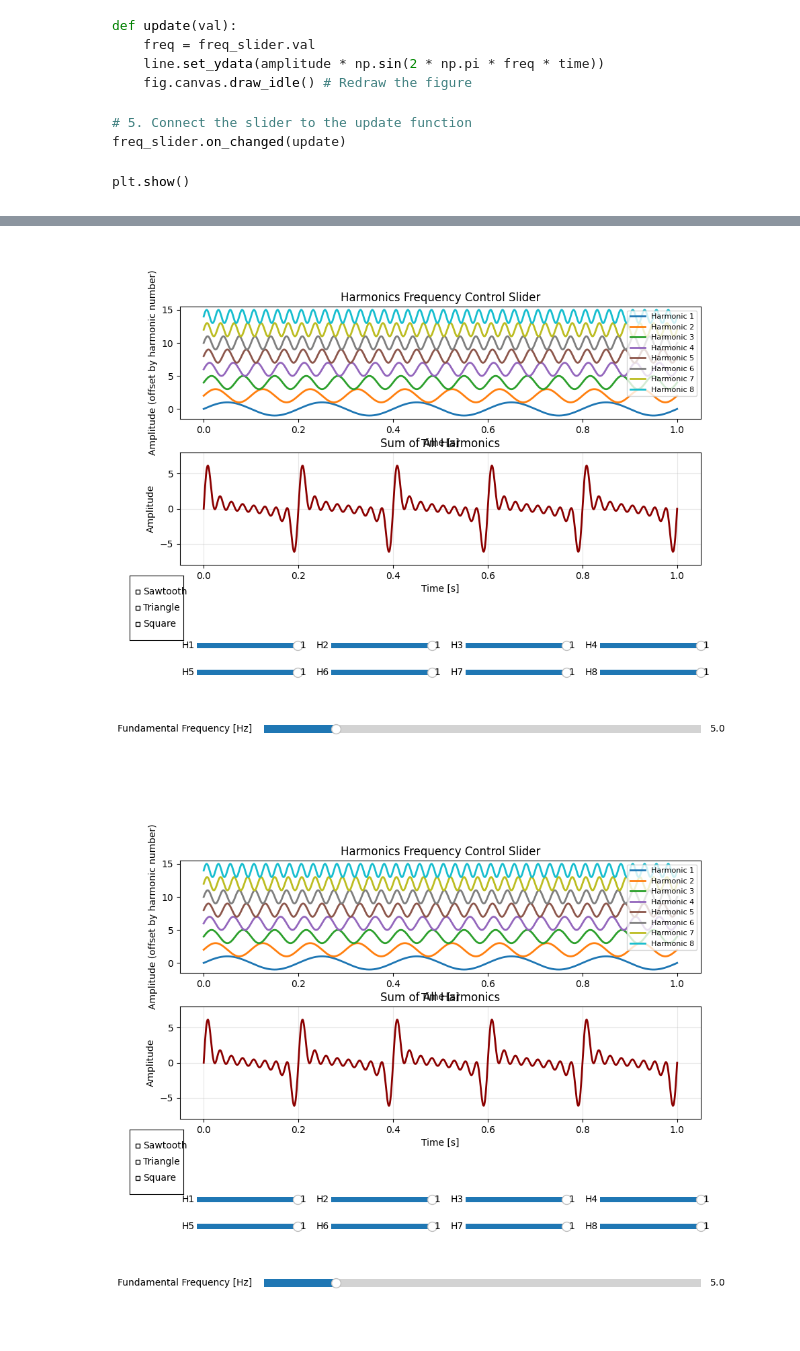
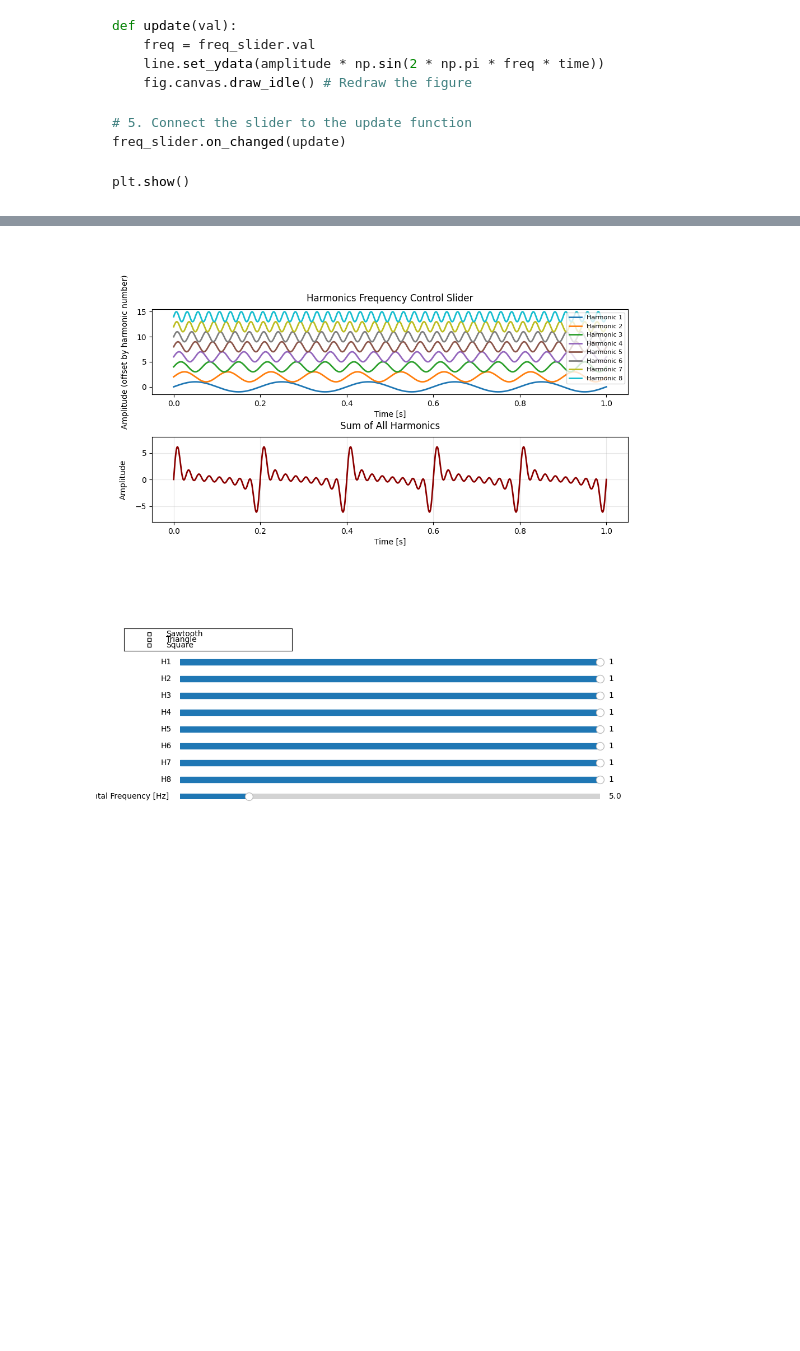
Before and after one commit to derekTurner/jupyter2026, a Jupyter notebook: notebooks/sine frequency/fsynthesis.ipynb, the cells around one changed output, grey strips where cells are left out. Saved outputs shown, nothing was run; the diff lists cells and outputs as text; code cells hidden in the pictures; blank space fills up the shorter version.

Commit message:
refined plot

```diff
--- a/notebooks/sine frequency/fsynthesis.ipynb
+++ b/notebooks/sine frequency/fsynthesis.ipynb
@@ -117,10 +97,11 @@ initial_freq = 5
 amplitude = 1
 num_harmonics = 8  # fundamental + 7 harmonics
 harmonic_amplitudes = [1.0] * num_harmonics  # Individual amplitude for each harmonic
+phase_shifts = [0.0] * num_harmonics  # 0 = no shift, π = 180 degree shift
 
 # 2. Create the figure with 2 subplots
-fig, (ax, ax_sum) = plt.subplots(2, 1, figsize=(10, 8))
-plt.subplots_adjust(bottom=0.4, hspace=0.3)
+fig, (ax, ax_sum) = plt.subplots(2, 1, figsize=(10, 10))
+plt.subplots_adjust(bottom=0.5, hspace=0.5, left=0.1, right=0.95)
 
 # Create lines for each harmonic
 lines = []
@@ -135,9 +116,9 @@ for i in range(num_harmonics):
     lines.append(line)
 
 ax.set_ylim(-1.5, (num_harmonics - 1) * 2 + 1.5)
-ax.set_title('Harmonics Frequency Control Slider')
+ax.set_title('Harmonics Frequency Control Slider', pad=10)
 ax.set_xlabel('Time [s]')
-ax.set_ylabel('Amplitude (offset by harmonic number)')
+ax.set_ylabel('Amplitude (offset by harmonic number)', labelpad=10)
 ax.legend(loc='upper right', fontsize=8)
 
 # Create the sum line
@@ -149,9 +130,9 @@ for i in range(num_harmonics):
 
 sum_line, = ax_sum.plot(time, sum_signal, lw=2, color='darkred')
 ax_sum.set_ylim(-num_harmonics, num_harmonics)
-ax_sum.set_title('Sum of All Harmonics')
+ax_sum.set_title('Sum of All Harmonics', pad=10)
 ax_sum.set_xlabel('Time [s]')
-ax_sum.set_ylabel('Amplitude')
+ax_sum.set_ylabel('Amplitude', labelpad=10)
 ax_sum.grid(True, alpha=0.3)
 
 # 3. Define waveform preset functions
@@ -159,17 +140,27 @@ def set_sawtooth(label):
     """Set harmonic amplitudes for sawtooth wave (1/n series)"""
     for i in range(num_harmonics):
         harmonic_amplitudes[i] = 1.0 / (i + 1)
+        phase_shifts[i] = 0.0
         amplitude_sliders[i].set_val(harmonic_amplitudes[i])
+    update_slider_colors()
     update(None)
 
 def set_triangle(label):
-    """Set harmonic amplitudes for triangle wave (odd harmonics only, 1/n² series)"""
+    """Set harmonic amplitudes for triangle wave (odd harmonics only, 1/n² series with 180° phase shifts)"""
     for i in range(num_harmonics):
-        if (i + 1) % 2 == 1:  # Odd harmonics only
-            harmonic_amplitudes[i] = 1.0 / ((i + 1) ** 2)
+        harmonic_num = i + 1
+        if harmonic_num % 2 == 1:  # Odd harmonics only
+            harmonic_amplitudes[i] = 1.0 / (harmonic_num ** 2)
+            # 180-degree phase shift for harmonics 3, 7, 11, 15... (harmonic_num % 4 == 3)
+            if harmonic_num % 4 == 3:
+                phase_shifts[i] = np.pi
+            else:
+                phase_shifts[i] = 0.0
         else:
             harmonic_amplitudes[i] = 0.0
+            phase_shifts[i] = 0.0
         amplitude_sliders[i].set_val(harmonic_amplitudes[i])
+    update_slider_colors()
     update(None)
 
 def set_square(label):
@@ -179,11 +170,13 @@ def set_square(label):
             harmonic_amplitudes[i] = 1.0 / (i + 1)
         else:
             harmonic_amplitudes[i] = 0.0
+        phase_shifts[i] = 0.0
         amplitude_sliders[i].set_val(harmonic_amplitudes[i])
+    update_slider_colors()
     update(None)
 
 # 3a. Create checkboxes for waveform presets
-ax_check = plt.axes([0.05, 0.26, 0.08, 0.12])
+ax_check = plt.axes([0.05, 0.27, 0.3, 0.04])
 check_buttons = CheckButtons(ax_check, ('Sawtooth', 'Triangle', 'Square'))
 
 _updating_checkboxes = False
@@ -212,54 +205,68 @@ check_buttons.on_clicked(on_waveform_selected)
 # 3b. Create amplitude sliders for each harmonic
 amplitude_sliders = []
 for i in range(num_harmonics):
-    # Position in a 2x4 grid above the frequency slider
-    col = i % 4
-    row = i // 4
-    ax_amp = plt.axes([0.15 + col * 0.2, 0.24 - row * 0.05, 0.15, 0.02])
+    # Position sliders to stretch full width, stacked vertically
+    ax_amp = plt.axes([0.15, 0.24 - i * 0.03, 0.75, 0.02])
+    # Color based on current phase shift (initially all blue since all phase_shifts are 0.0)
+    slider_color = 'darkred' if (phase_shifts[i] != 0.0) else 'C0'
     amp_slider = Slider(
         ax=ax_amp,
         label=f'H{i+1}',
         valmin=0.0,
         valmax=1.0,
         valinit=1.0,
+        color=slider_color,
     )
     amplitude_sliders.append(amp_slider)
 
+# 3c. Function to update slider colors based on phase shifts
+def update_slider_colors():
+    """Update slider colors based on phase shifts"""
+    for i in range(num_harmonics):
+        slider_color = 'darkred' if (phase_shifts[i] != 0.0) else 'C0'
+        amp_slider = amplitude_sliders[i]
+        # Update the slider's visual elements
+        if hasattr(amp_slider, 'poly'):
+            amp_slider.poly.set_color(slider_color)
+        if hasattr(amp_slider, 'hline'):
+            amp_slider.hline.set_color(slider_color)
+        if hasattr(amp_slider, 'vline'):
+            amp_slider.vline.set_color(slider_color)
+
 # 4. Define the frequency slider
-ax_freq = plt.axes([0.25, 0.08, 0.65, 0.03])
+ax_freq = plt.axes([0.15, 0.00, 0.75, 0.02])
 freq_slider = Slider(
     ax=ax_freq,
     label='Fundamental Frequency [Hz] ',
     valmin=0.1,
     valmax=30.0,
     valinit=initial_freq,
 )
 
 # 5. The update function that changes the data for all harmonics
 def update(val):
     fundamental_freq = freq_slider.val
     # Update amplitudes from sliders
     for i in range(num_harmonics):
         harmonic_amplitudes[i] = amplitude_sliders[i].val
 
     sum_signal = np.zeros_like(time)
     for i, line in enumerate(lines):
         # Harmonic frequency is (i+1) times the fundamental
         harmonic_num = i + 1
         harmonic_freq = harmonic_num * fundamental_freq
-        signal = harmonic_amplitudes[i] * np.sin(2 * np.pi * harmonic_freq * time) + 2*i
+        signal = harmonic_amplitudes[i] * np.sin(2 * np.pi * harmonic_freq * time + phase_shifts[i]) + 2*i
         line.set_ydata(signal)
         # Add to sum (without the offset)
-        sum_signal += harmonic_amplitudes[i] * np.sin(2 * np.pi * harmonic_freq * time)
+        sum_signal += harmonic_amplitudes[i] * np.sin(2 * np.pi * harmonic_freq * time + phase_shifts[i])
     sum_line.set_ydata(sum_signal)
     fig.canvas.draw_idle() # Redraw the figure
 
 # 6. Connect all sliders to the update function
 freq_slider.on_changed(update)
 for amp_slider in amplitude_sliders:
     amp_slider.on_changed(update)
 
 plt.show()
 # %% [output]
-[figure, old version]
+[figure, new version]
-[figure, removed]
```
Also changed, not shown: parts of 1 cell of this notebook.
